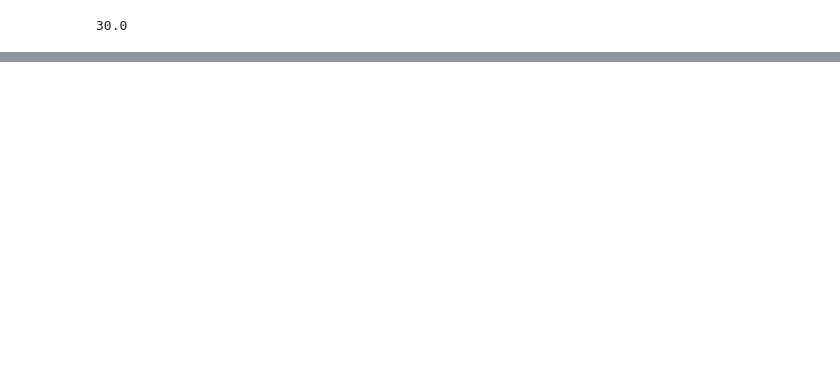
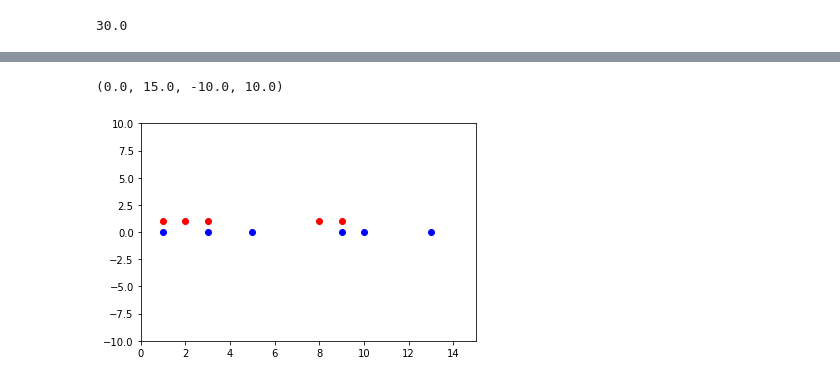
Before and after one commit to artemlops/exercise-dataset-loader, a Jupyter notebook: notebooks/video_utils.ipynb, the cells around one changed output, grey strips where cells are left out. Saved outputs shown, nothing was run; the diff lists cells and outputs as text; code cells hidden in the pictures; blank space fills up the shorter version.

```diff
--- a/notebooks/video_utils.ipynb
+++ b/notebooks/video_utils.ipynb
@@ -196,0 +194,15 @@ Executing <Handle IOLoop._run_callback(functools.par...ueues.py:217>)) created a
+# %%
+%matplotlib inline
+import matplotlib.pyplot as plt
+
+x = list(range(15))
+a = [1, 3, 5, 9, 10, 13]
+b = [1, 2, 3, 8, 9]
+
+plt.plot(a, [0] * (len(a)), 'bo')
+plt.plot(b, [1] * (len(b)), 'ro')
+
+plt.axis([0, 15, -10, 10])
+# %% [output]
+(0.0, 15.0, -10.0, 10.0)
+[figure, added]
```
Also changed, not shown: parts of 15 cells of this notebook, 3 other files.
